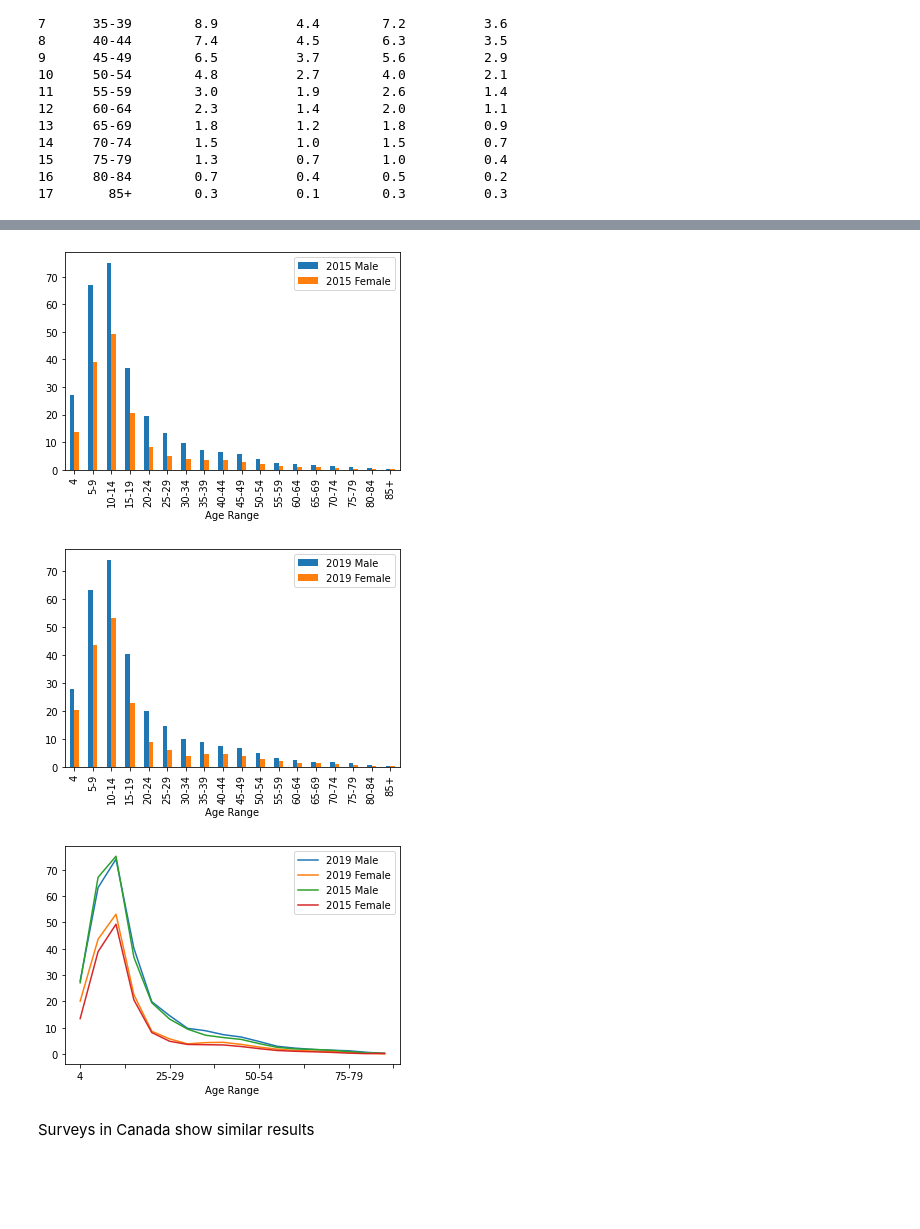
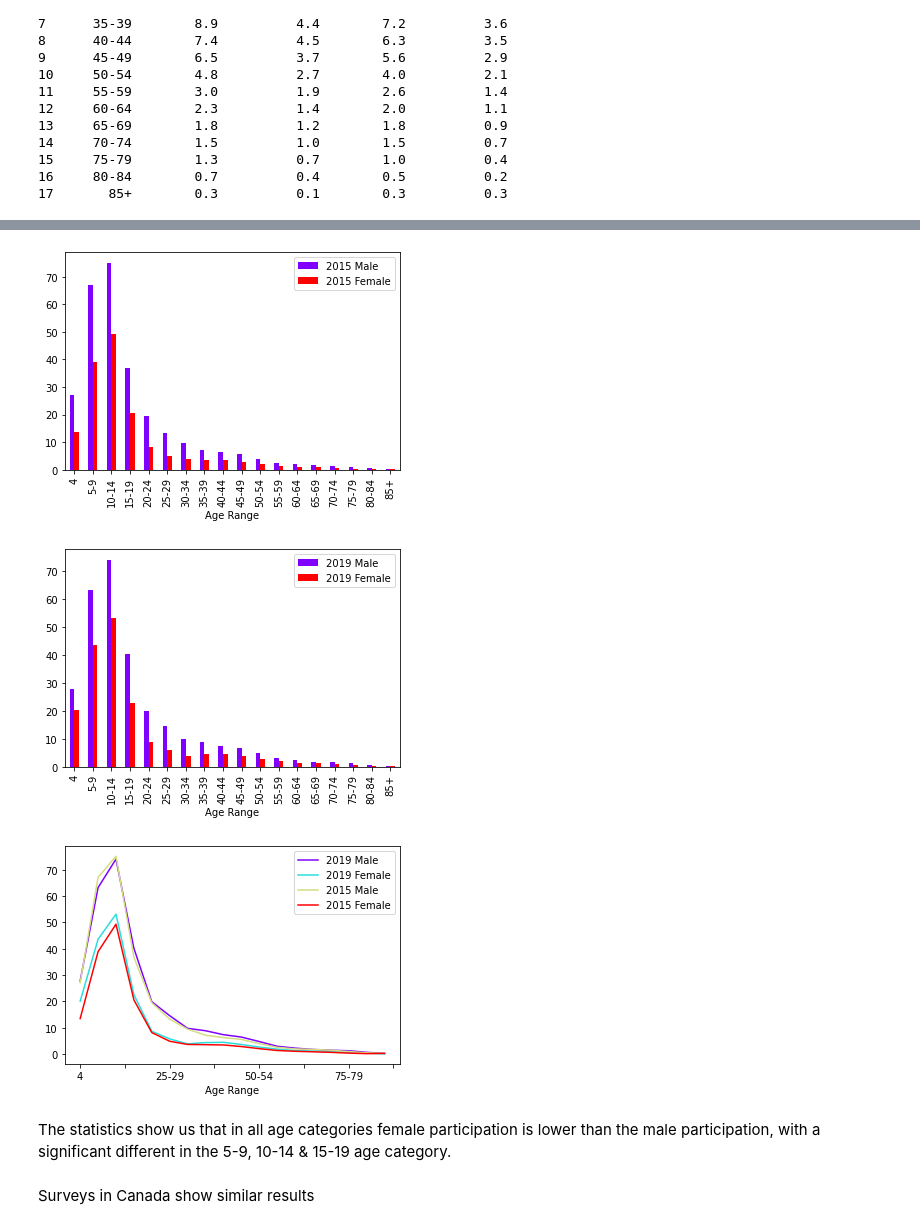
Before and after one commit to Michelleoc/programming-for-data-analysis-project, a Jupyter notebook: project.ipynb, the cells around one changed output, grey strips where cells are left out. Cells and saved outputs as stored; diff of their text form; code cells hidden in the pictures; blank space fills up the shorter version.

```diff
--- a/project.ipynb
+++ b/project.ipynb
@@ -173,5 +173,5 @@ https://www.frontiersin.org/articles/10.3389/fspor.2021.710666/full
 # Lets chart this so we can visualise
 path = ""
 victoriastats = path + "victoriastats.csv"
-dataframe = pd.read_csv(victoriastats)
+sportstats = pd.read_csv(victoriastats)
 # %%
@@ -229,21 +199,23 @@ Name: 2019 Male, dtype: float64
 # %%
 # 2015 Male vs Female participation
-dataframe.plot(x='Age Range', y=['2015 Male', '2015 Female'],kind='bar')
+sportstats.plot(x='Age Range', y=['2015 Male', '2015 Female'],kind='bar', colormap='rainbow')
 plt.show()
 # %% [output]
-[figure, old version]
+[figure, new version]
 # %%
 # 2019 Male vs Female participation
-dataframe.plot(x='Age Range', y=['2019 Male', '2019 Female'], kind='bar')
+sportstats.plot(x='Age Range', y=['2019 Male', '2019 Female'], kind='bar', colormap='rainbow')
 plt.show()
 # %% [output]
-[figure, old version]
+[figure, new version]
 # %%
 # 2015 & 2019 Male vs Female participation
-dataframe.plot(x='Age Range', y=['2019 Male', '2019 Female','2015 Male', '2015 Female'])
+sportstats.plot(x='Age Range', y=['2019 Male', '2019 Female','2015 Male', '2015 Female'], colormap='rainbow')
 plt.show()
 # %% [output]
-[figure, old version]
+[figure, new version]
+# %% [markdown]
+The statistics show us that in all age categories female participation is lower than the male participation, with a significant different in the 5-9, 10-14 & 15-19 age category.
 # %% [markdown]
 Surveys in Canada show similar results
 # %% [markdown]
```
Also changed, not shown: parts of 69 cells of this notebook, 6 other files.
